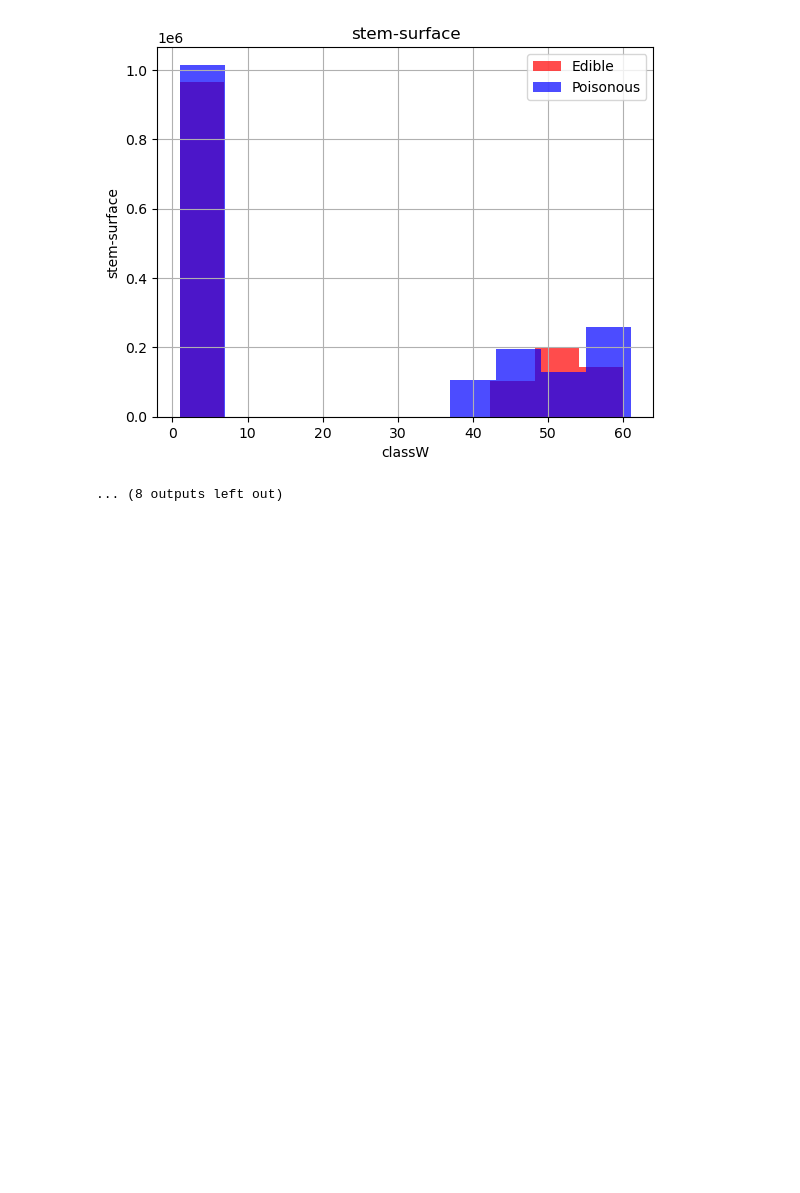
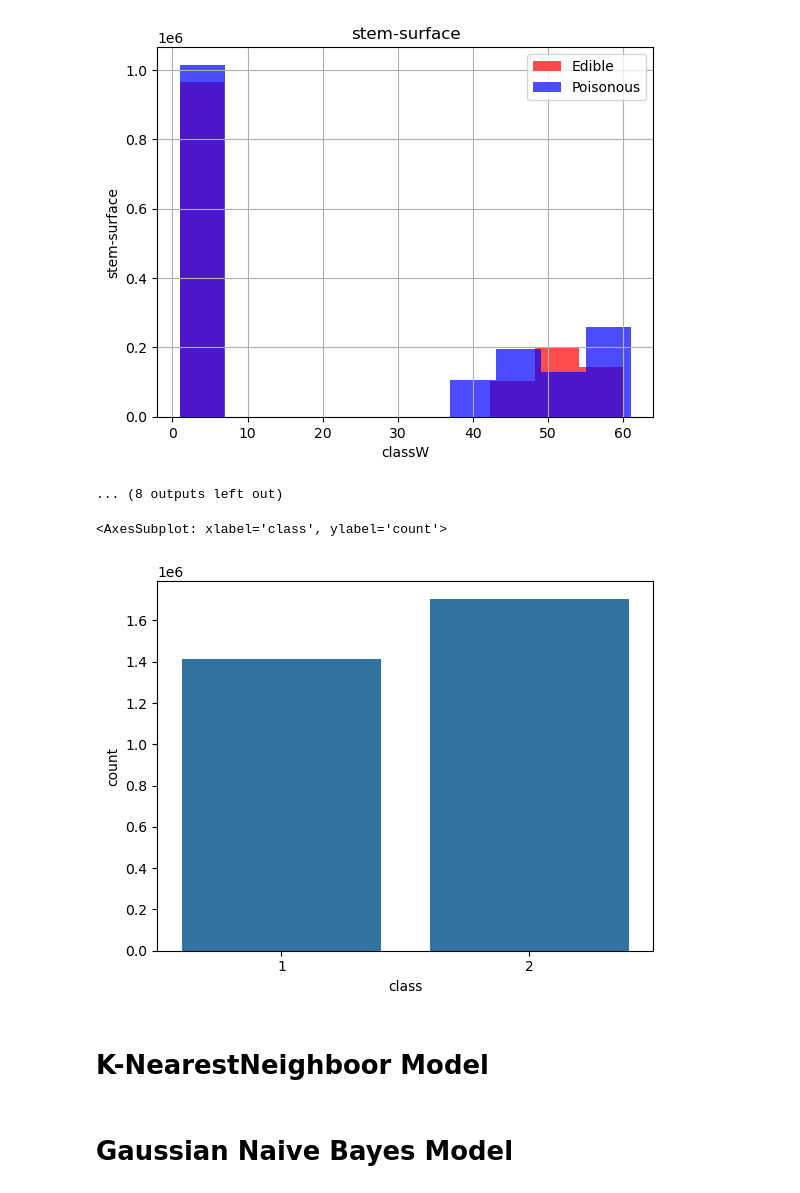
Before and after one commit to ionutzzzzz/Kaggle, a Jupyter notebook: PoisonousMushrooms/PoisonousMushrooms.ipynb, the cells around one changed output. Drawn from its saved outputs; the diff is of its cells as text; code cells hidden in the pictures; blank space fills up the shorter version.

```diff
--- a/PoisonousMushrooms/PoisonousMushrooms.ipynb
+++ b/PoisonousMushrooms/PoisonousMushrooms.ipynb
@@ -430,3 +441,11 @@ histogram()
 [figure]
 [figure]
 ... (8 outputs left out)
+# %%
+# Plot distribution of target col
+sns.countplot(data=train, x='class')
+# %% [output]
+<AxesSubplot: xlabel='class', ylabel='count'>
+[figure, added]
+# %% [markdown]
+# K-NearestNeighboor Model
@@ -432,0 +459,2 @@ histogram()
+# %% [markdown]
+# Gaussian Naive Bayes Model
```
Also changed, not shown: parts of 14 cells of this notebook, 12 other files.
